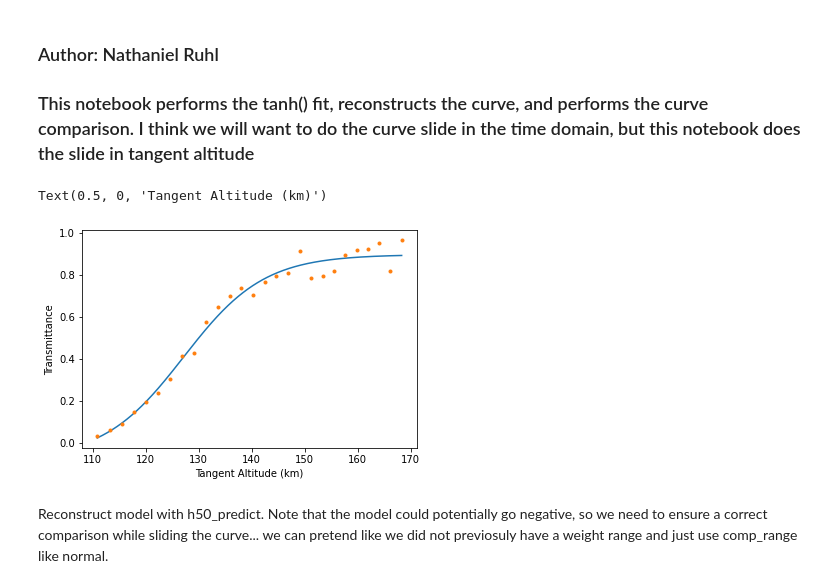
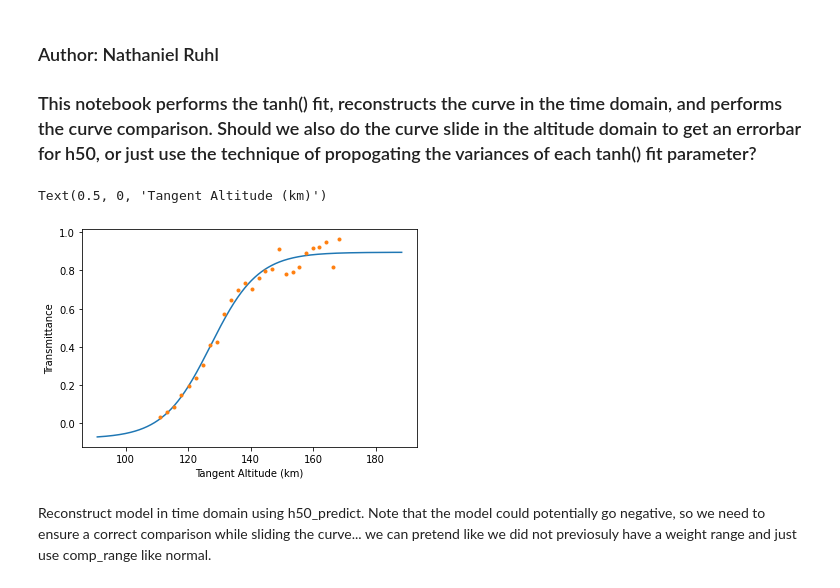
Before and after one commit to nruhl25/HorizonCrossings-project, a Jupyter notebook: HCNM2/DensityRetrieval/reconstruct_and_slide.ipynb, the cells around one changed output. Cells and saved outputs as stored; diff of their text form; code cells hidden in the pictures.

```diff
--- a/HCNM2/DensityRetrieval/reconstruct_and_slide.ipynb
+++ b/HCNM2/DensityRetrieval/reconstruct_and_slide.ipynb
@@ -1,11 +1,12 @@
 # %% [markdown]
 ### Author: Nathaniel Ruhl
-### This notebook performs the tanh() fit, reconstructs the curve, and performs the curve comparison. I think we will want to do the curve slide in the time domain, but this notebook does the slide in tangent altitude
+### This notebook performs the tanh() fit, reconstructs the curve in the time domain, and performs the curve comparison. Should we also do the curve slide in the altitude domain to get an errorbar for h50, or just use the technique of propogating the variances of each tanh() fit parameter?
 # %%
 import numpy as np
 import matplotlib.pyplot as plt
 from scipy.interpolate import interp1d
 from scipy.optimize import curve_fit
+%matplotlib inline
 
 R_planet = 6368.16   # km, radius of Earth at tangent point (this is like 'y_0,ref' above)
 
@@ -22,34 +23,34 @@ h_list = timeAlt[:,1]  # Note that this is "h" in my new notation
 crossing_range = np.where((time_data>=time_crossing_model[0])&(time_data<=time_crossing_model[-1]))[0]
 time_data = time_data[crossing_range]
 transmit_data = transmit_data[crossing_range]
 
 # 1) Since the transmit data doesnt correspond to time_crossing_model, we first need to interpolate h_list
 # We can avoid this is the future by by definining time_crossing_model differently in another script so that instead of t0_model+[0:175:1], it is t0_model+[dt1:175+dt1:1] where dt1 = time_data[0] - t0_model... but the interpolation is fine for this example
 h_vs_time = interp1d(time_crossing_model, h_list, "cubic")
 time_vs_h = interp1d(h_list, time_crossing_model, "cubic")
 h_data = h_vs_time(time_data)
 
 w1 = np.where(transmit_data>=0.01)[0][0]  # can't go to zero
 w2 = np.where(transmit_data >= 0.99)[0][0]  # could also use -1
 
 transmit_measured = transmit_data[w1:w2]
 h_measured = h_data[w1:w2]
 
 # Transmittance fit
 # we can fit to either y or h, the c parameter is the only thing that will change
 def transmit_vs_h(h, a, b, c, d):
     return a*np.tanh(b*(h-c))+d
 
 popt, pcov = curve_fit(transmit_vs_h, h_measured, transmit_measured, p0=[0.5, 1/50, 100, 0.5])
 a, b, c, d = popt
 
-h = np.linspace(np.min(h_measured), np.max(h_measured), 1000)
+h = np.linspace(np.min(h_measured)-20, np.max(h_measured)+20, 1000)
 plt.plot(h, transmit_vs_h(h, *popt))
 plt.plot(h_measured, transmit_measured, ".")   # fit y, plot h
 plt.ylabel("Transmittance")
 plt.xlabel("Tangent Altitude (km)")
 # %% [output]
 Text(0.5, 0, 'Tangent Altitude (km)')
-[figure, old version]
+[figure, new version]
 # %% [markdown]
-Reconstruct model with h50_predict. Note that the model could potentially go negative, so we need to ensure a correct comparison while sliding the curve... we can pretend like we did not previosuly have a weight range and just use comp_range like normal.
+Reconstruct model in time domain using h50_predict. Note that the model could potentially go negative, so we need to ensure a correct comparison while sliding the curve... we can pretend like we did not previosuly have a weight range and just use comp_range like normal.
```
Also changed, not shown: parts of 6 cells of this notebook, 6 other files.
